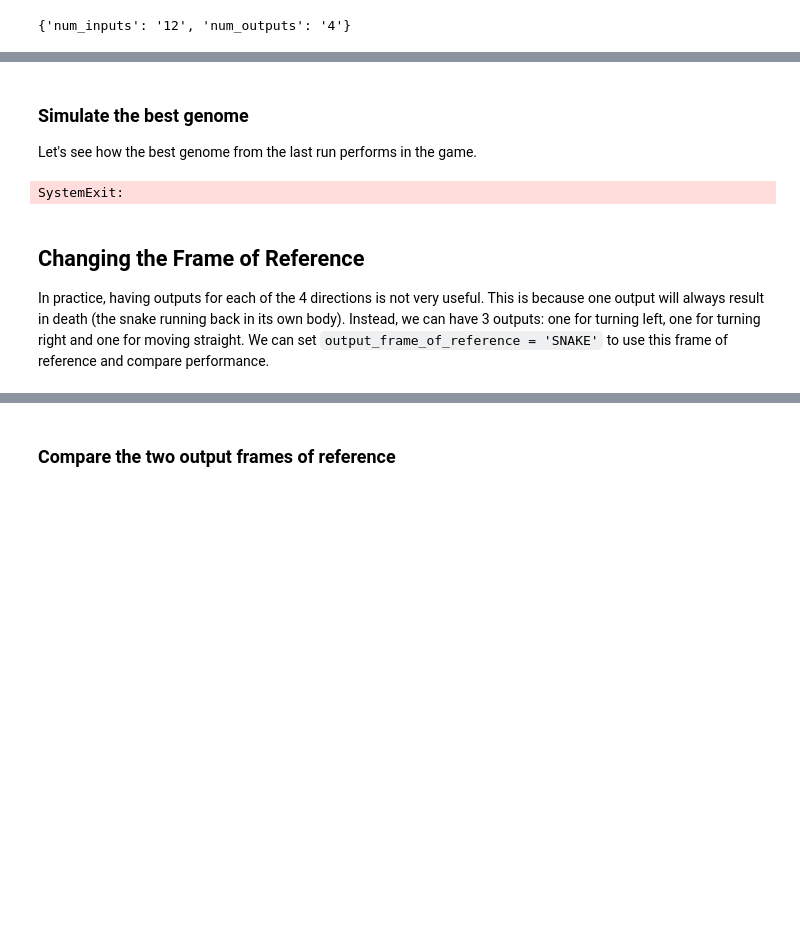
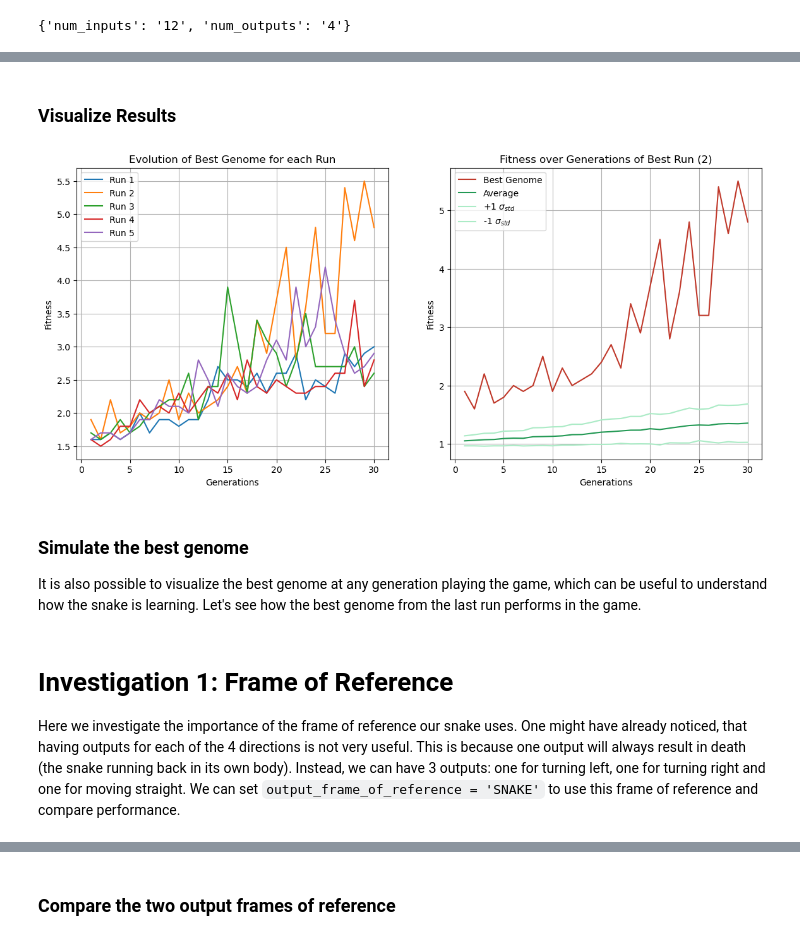
Before and after one commit to jasperpieterse/Brainy-Boa, a Jupyter notebook: brainy_boa.ipynb, the cells around one changed output, grey strips where cells are left out. Cells and saved outputs as stored; diff of their text form; code cells hidden in the pictures; blank space fills up the shorter version.

```diff
--- a/brainy_boa.ipynb
+++ b/brainy_boa.ipynb
@@ -69,0 +48,13 @@ Best run: 0 with fitness:§ 14.0
+# %%
+#Run the NEAT algorithm on the BaselineSnake
+BaselineSnake_stats = BaselineSnake.run_NEAT_repeated(neat_config_path)
+
+#Save results
+np.save(local_dir + '/' + Paths.RESULTS_PATH + 'BaselineSnake_stats', BaselineSnake_stats)
+
+# Get the best genome of all generations for all runs
+Baseline_winners = [stats.best_genome() for stats in BaselineSnake_stats]
+
+# Get the best genome of all generations over all runs
+best_run_idx = np.argmax([winner.fitness for winner in Baseline_winners])
+print(f"Best run: {best_run_idx} with fitness:§ {Baseline_winners[best_run_idx].fitness}")
@@ -70,8 +79,45 @@ Best run: 0 with fitness:§ 14.0
+# %% [markdown]
+### Visualize Results
+# %%
+#Get statistics from the best run
+generations = range(1, BaselineSnake.N_GENERATIONS + 1)
+winner_stats = BaselineSnake_stats[best_run_idx]
+best_fitnesses = [g.fitness for g in winner_stats.most_fit_genomes]
+avg_fitnesses = np.array(winner_stats.get_fitness_mean())
+stdev_fitnesses = np.array(winner_stats.get_fitness_stdev())
+
+# Plot the best run statistics
+fig, (ax1, ax2) = plt.subplots(1, 2, figsize=(14, 6))
+
+# Get statistics from all runs
+best_genomes = [[g for g in stats.most_fit_genomes] for stats in BaselineSnake_stats]
+
+# Plot the best genome of each run
+for i, genome in enumerate(best_genomes):
+    fitnesses = [g.fitness for g in genome]
+    ax1.plot(generations, fitnesses, label=f"Run {i + 1}")
+
+ax1.set_title("Evolution of Best Genome for each Run")
+ax1.set_xlabel("Generations")
+ax1.set_ylabel("Fitness")
+ax1.grid()
+ax1.legend(loc="best")
+
+ax2.plot(generations, best_fitnesses, color='#c0392b', label="Best Genome")
+ax2.plot(generations, avg_fitnesses, color='#229954', label="Average")
+ax2.plot(generations, avg_fitnesses + stdev_fitnesses, color='#abebc6', label="+1 $\sigma_{std}$")
+ax2.plot(generations, avg_fitnesses - stdev_fitnesses, color='#abebc6', label="-1 $\sigma_{std}$")
+
+ax2.set_title(f"Fitness over Generations of Best Run ({best_run_idx + 1})")
+ax2.set_xlabel("Generations")
+ax2.set_ylabel("Fitness")
+ax2.grid()
+ax2.legend(loc="best")
+
+
+plt.show()
+# %% [output]
+[figure, added]
 # %% [markdown]
 ### Simulate the best genome
-
-Let's see how the best genome from the last run performs in the game.
+It is also possible to visualize the best genome at any generation playing the game, which can be useful to understand how the snake is learning. Let's see how the best genome from the last run performs in the game.
-# %%
-BaselineSnake.test_winner(BaselineSnake_winners_list[best_run_idx], neat_config_path)
-# %% [output]
-SystemExit:
@@ -78,6 +137,7 @@ SystemExit:
 # %% [markdown]
-## Changing the Frame of Reference
-In practice, having outputs for each of the 4 directions is not very useful. This is because one output will always result in death (the snake running back in its own body). Instead, we can have 3 outputs: one for turning left, one for turning right and one for moving straight. We can set `output_frame_of_reference = 'SNAKE'` to use this frame of reference and compare performance.
+# Investigation 1: Frame of Reference
+
+Here we investigate the importance of the frame of reference our snake uses. One might have already noticed, that having outputs for each of the 4 directions is not very useful. This is because one output will always result in death (the snake running back in its own body). Instead, we can have 3 outputs: one for turning left, one for turning right and one for moving straight. We can set `output_frame_of_reference = 'SNAKE'` to use this frame of reference and compare performance.
 # %%
 SnakeV1 = SnakeGame(input_features= ['wall', 'relative_body','relative_apple'],
                           input_frame_of_reference= 'NSEW',
```
Also changed, not shown: parts of 54 cells of this notebook, 3 other files.
